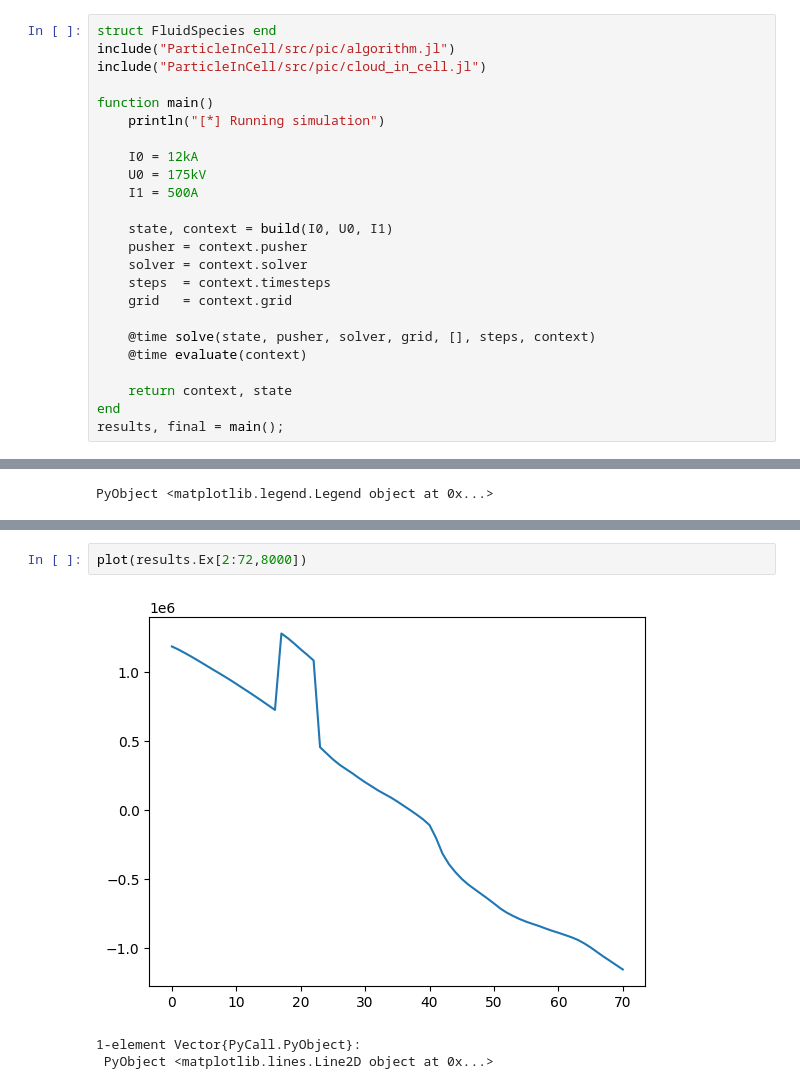
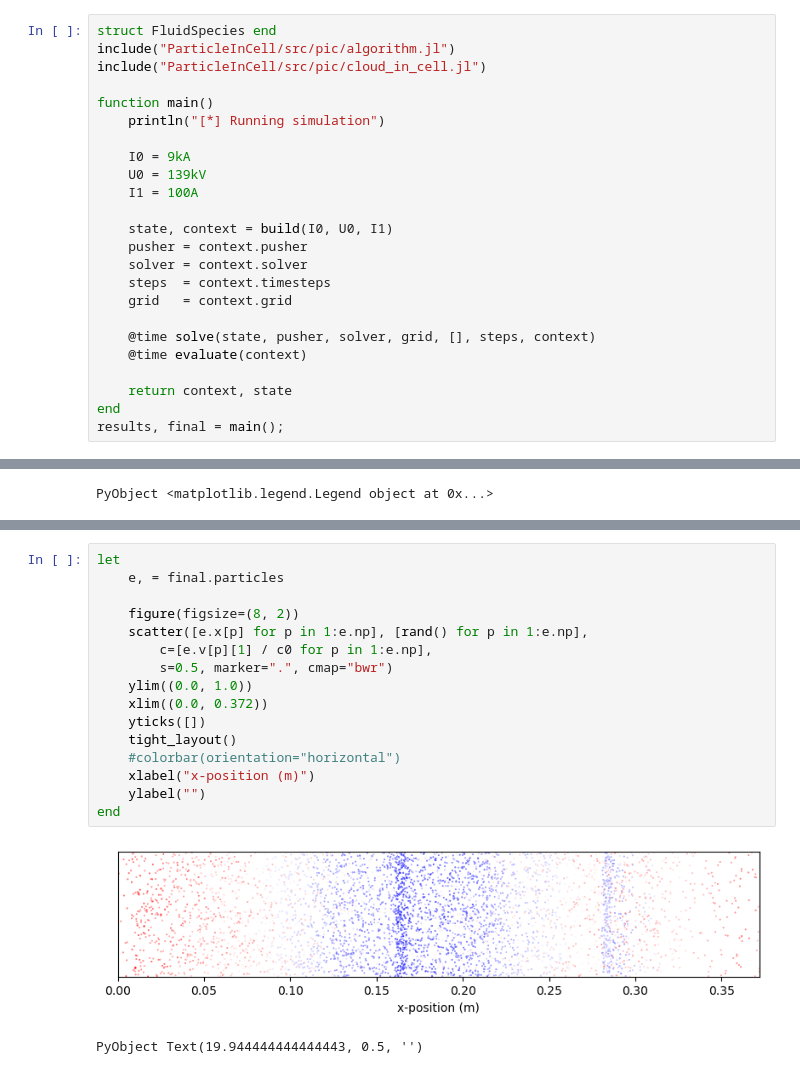
Before and after one commit to bchaber/iskra, a Jupyter notebook: klystron.ipynb, the cells around one changed output, grey strips where cells are left out. Saved outputs shown, nothing was run; the diff lists cells and outputs as text.

```diff
--- a/klystron.ipynb
+++ b/klystron.ipynb
@@ -346,9 +346,9 @@ include("ParticleInCell/src/pic/cloud_in_cell.jl")
 function main()
     println("[*] Running simulation")
 
-    I0 = 12kA
-    U0 = 175kV
-    I1 = 500A
+    I0 = 9kA
+    U0 = 139kV
+    I1 = 100A
 
     state, context = build(I0, U0, I1)
     pusher = context.pusher
@@ -541,6 +554,19 @@ PyObject Text(24.000000000000007, 0.5, 'x-velocity (c)')
 # %%
-plot(results.Ex[2:72,8000])
+let
+    e, = final.particles
+
+    figure(figsize=(8, 2))
+    scatter([e.x[p] for p in 1:e.np], [rand() for p in 1:e.np],
+        c=[e.v[p][1] / c0 for p in 1:e.np],
+        s=0.5, marker=".", cmap="bwr")
+    ylim((0.0, 1.0))
+    xlim((0.0, 0.372))
+    yticks([])
+    tight_layout()
+    #colorbar(orientation="horizontal")
+    xlabel("x-position (m)")
+    ylabel("")
+end
 # %% [output]
-[figure, old version]
+[figure, new version]
-1-element Vector{PyCall.PyObject}:
- PyObject <matplotlib.lines.Line2D object at 0x...>
+PyObject Text(19.944444444444443, 0.5, '')
```
Also changed, not shown: parts of 18 cells of this notebook, 1 other file.
